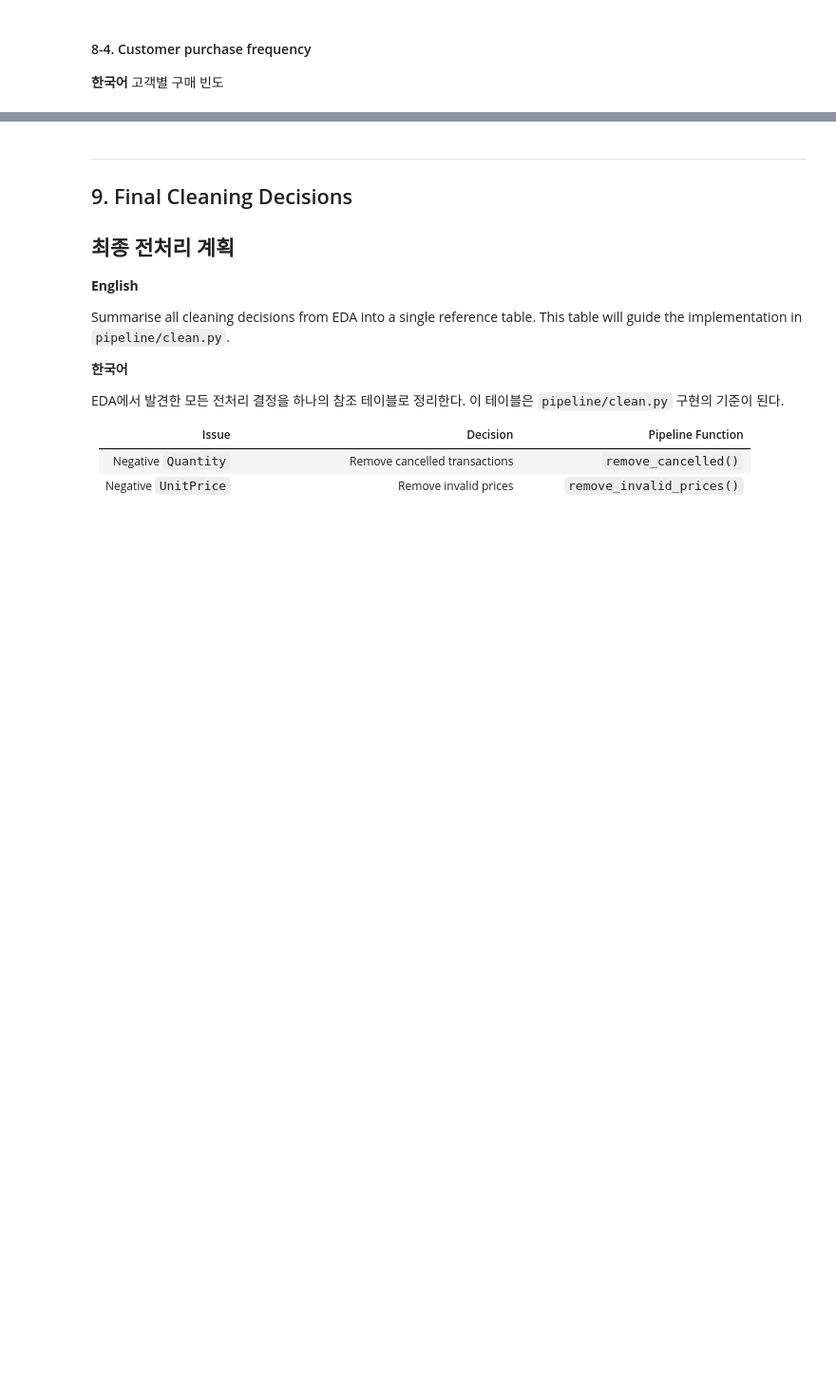
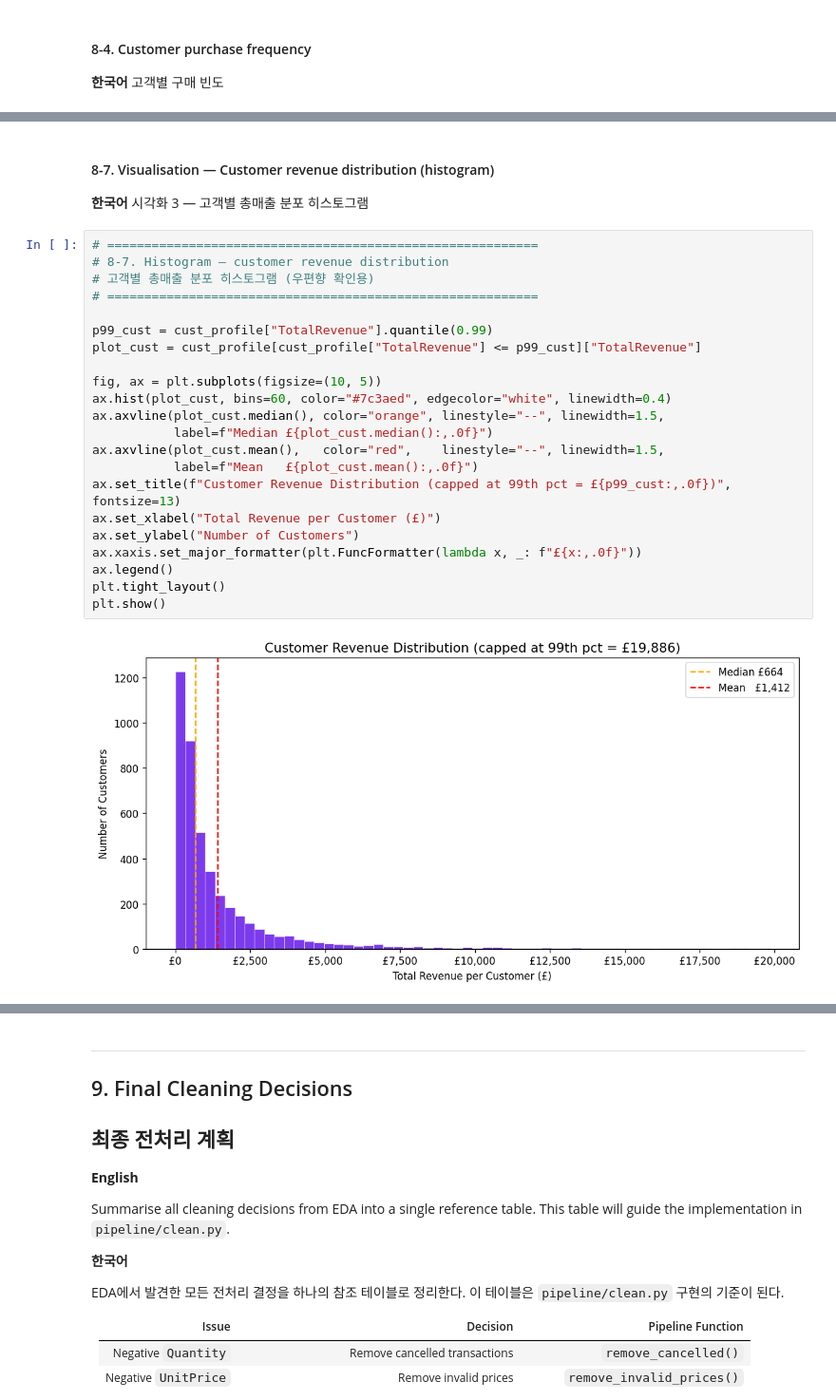
Before and after one commit to BookiChoi/BA-Portfolio, a Jupyter notebook: Projects/Cornerstone_Data_Pipeline/notebooks/business_eda.ipynb, the cells around one changed output, grey strips where cells are left out. Shown at 95% size. Cells and saved outputs as stored; diff of their text form; blank space fills up the shorter version.

```diff
--- a/Projects/Cornerstone_Data_Pipeline/notebooks/business_eda.ipynb
+++ b/Projects/Cornerstone_Data_Pipeline/notebooks/business_eda.ipynb
@@ -1877,0 +2108,27 @@ plt.show()
+# %% [markdown]
+#### 8-7. Visualisation — Customer revenue distribution (histogram)
+**한국어** 시각화 3 — 고객별 총매출 분포 히스토그램
+# %%
+# ==========================================================
+# 8-7. Histogram — customer revenue distribution
+# 고객별 총매출 분포 히스토그램 (우편향 확인용)
+# ==========================================================
+
+p99_cust = cust_profile["TotalRevenue"].quantile(0.99)
+plot_cust = cust_profile[cust_profile["TotalRevenue"] <= p99_cust]["TotalRevenue"]
+
+fig, ax = plt.subplots(figsize=(10, 5))
+ax.hist(plot_cust, bins=60, color="#7c3aed", edgecolor="white", linewidth=0.4)
+ax.axvline(plot_cust.median(), color="orange", linestyle="--", linewidth=1.5,
+           label=f"Median £{plot_cust.median():,.0f}")
+ax.axvline(plot_cust.mean(),   color="red",    linestyle="--", linewidth=1.5,
+           label=f"Mean   £{plot_cust.mean():,.0f}")
+ax.set_title(f"Customer Revenue Distribution (capped at 99th pct = £{p99_cust:,.0f})", fontsize=13)
+ax.set_xlabel("Total Revenue per Customer (£)")
+ax.set_ylabel("Number of Customers")
+ax.xaxis.set_major_formatter(plt.FuncFormatter(lambda x, _: f"£{x:,.0f}"))
+ax.legend()
+plt.tight_layout()
+plt.show()
+# %% [output]
+[figure, added]
```
Also changed, not shown: parts of 17 cells of this notebook, 1 other file.
